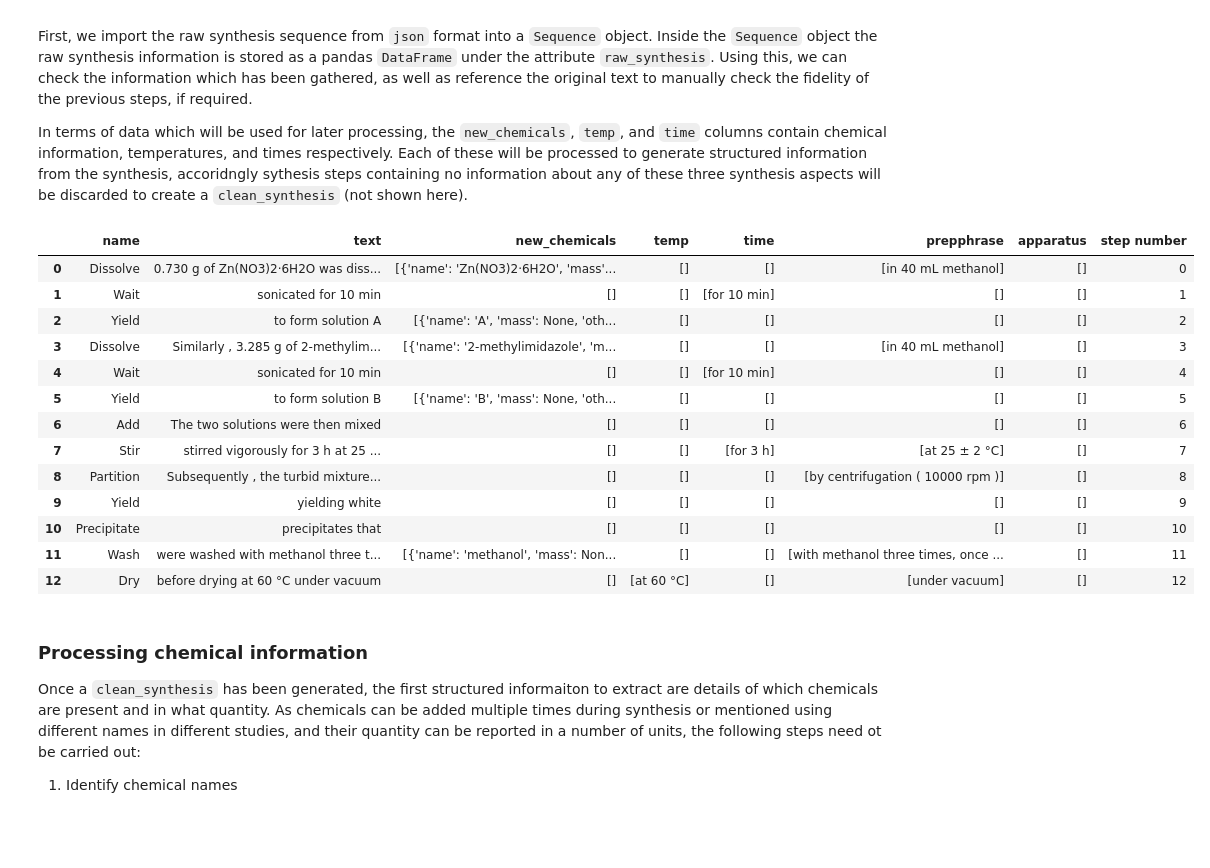
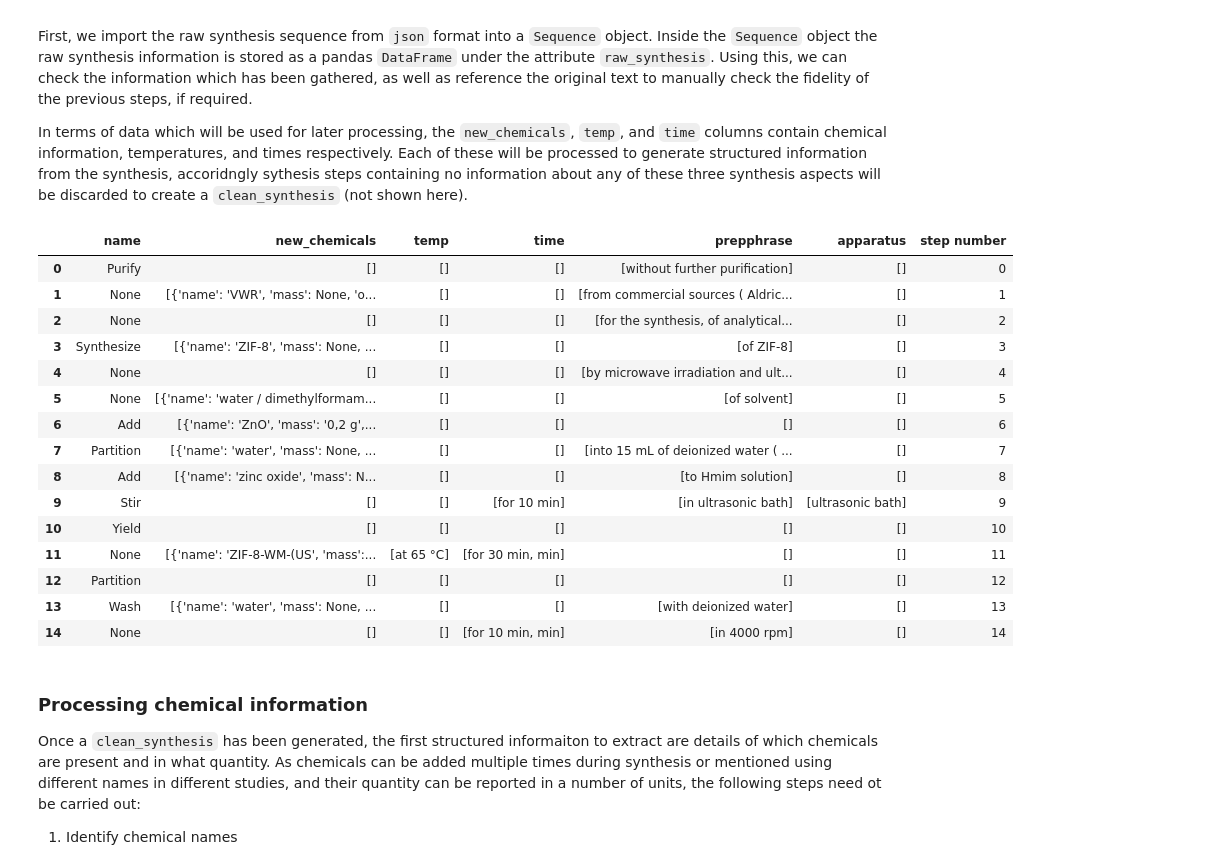
Before and after one commit to SarkisovTeam/SyntheticOracle, a Jupyter notebook: worked example/Generating data tables.ipynb, the cells around one changed output. Saved outputs shown, nothing was run; the diff lists cells and outputs as text; code cells hidden in the pictures; blank space fills up the shorter version.

```diff
--- a/worked example/Generating data tables.ipynb
+++ b/worked example/Generating data tables.ipynb
@@ -37,23 +38,25 @@ Using this, we can check the information which has been gathered, as well as ref
 In terms of data which will be used for later processing, the `new_chemicals`, `temp`, and `time` columns contain chemical information, temperatures, and times respectively.
 Each of these will be processed to generate structured information from the synthesis, accoridngly sythesis steps containing no information about any of these three synthesis aspects will be discarded to create a `clean_synthesis` (not shown here).
 # %%
-cq = Sequence.from_json('./S1385894723007039.90.json')
+cq = Sequence.from_json('./S2590123022000482.92.json')
 cq.raw_synthesis
 # %% [output]
-|  | name | text | new_chemicals | temp | time | prepphrase | apparatus | step number |
-| 0 | Dissolve | 0.730 g of Zn(NO3)2·6H2O was diss... | [{'name': 'Zn(NO3)2·6H2O', 'mass'... | [] | [] | [in 40 mL methanol] | [] | 0 |
-| 1 | Wait | sonicated for 10 min | [] | [] | [for 10 min] | [] | [] | 1 |
-| 2 | Yield | to form solution A | [{'name': 'A', 'mass': None, 'oth... | [] | [] | [] | [] | 2 |
-| 3 | Dissolve | Similarly , 3.285 g of 2-methylim... | [{'name': '2-methylimidazole', 'm... | [] | [] | [in 40 mL methanol] | [] | 3 |
-| 4 | Wait | sonicated for 10 min | [] | [] | [for 10 min] | [] | [] | 4 |
-| 5 | Yield | to form solution B | [{'name': 'B', 'mass': None, 'oth... | [] | [] | [] | [] | 5 |
-| 6 | Add | The two solutions were then mixed | [] | [] | [] | [] | [] | 6 |
-| 7 | Stir | stirred vigorously for 3 h at 25 ... | [] | [] | [for 3 h] | [at 25 ± 2 °C] | [] | 7 |
-| 8 | Partition | Subsequently , the turbid mixture... | [] | [] | [] | [by centrifugation ( 10000 rpm )] | [] | 8 |
-| 9 | Yield | yielding white | [] | [] | [] | [] | [] | 9 |
-| 10 | Precipitate | precipitates that | [] | [] | [] | [] | [] | 10 |
-| 11 | Wash | were washed with methanol three t... | [{'name': 'methanol', 'mass': Non... | [] | [] | [with methanol three times, once ... | [] | 11 |
-| 12 | Dry | before drying at 60 °C under vacuum | [] | [at 60 °C] | [] | [under vacuum] | [] | 12 |
+|  | name | new_chemicals | temp | time | prepphrase | apparatus | step number |
+| 0 | Purify | [] | [] | [] | [without further purification] | [] | 0 |
+| 1 | None | [{'name': 'VWR', 'mass': None, 'o... | [] | [] | [from commercial sources ( Aldric... | [] | 1 |
+| 2 | None | [] | [] | [] | [for the synthesis, of analytical... | [] | 2 |
+| 3 | Synthesize | [{'name': 'ZIF-8', 'mass': None, ... | [] | [] | [of ZIF-8] | [] | 3 |
+| 4 | None | [] | [] | [] | [by microwave irradiation and ult... | [] | 4 |
+| 5 | None | [{'name': 'water / dimethylformam... | [] | [] | [of solvent] | [] | 5 |
+| 6 | Add | [{'name': 'ZnO', 'mass': '0,2 g',... | [] | [] | [] | [] | 6 |
+| 7 | Partition | [{'name': 'water', 'mass': None, ... | [] | [] | [into 15 mL of deionized water ( ... | [] | 7 |
+| 8 | Add | [{'name': 'zinc oxide', 'mass': N... | [] | [] | [to Hmim solution] | [] | 8 |
+| 9 | Stir | [] | [] | [for 10 min] | [in ultrasonic bath] | [ultrasonic bath] | 9 |
+| 10 | Yield | [] | [] | [] | [] | [] | 10 |
+| 11 | None | [{'name': 'ZIF-8-WM-(US', 'mass':... | [at 65 °C] | [for 30 min, min] | [] | [] | 11 |
+| 12 | Partition | [] | [] | [] | [] | [] | 12 |
+| 13 | Wash | [{'name': 'water', 'mass': None, ... | [] | [] | [with deionized water] | [] | 13 |
+| 14 | None | [] | [] | [for 10 min, min] | [in 4000 rpm] | [] | 14 |
 # %% [markdown]
 ### Processing chemical information
 
```
Also changed, not shown: parts of 12 cells of this notebook, 8 other files.
